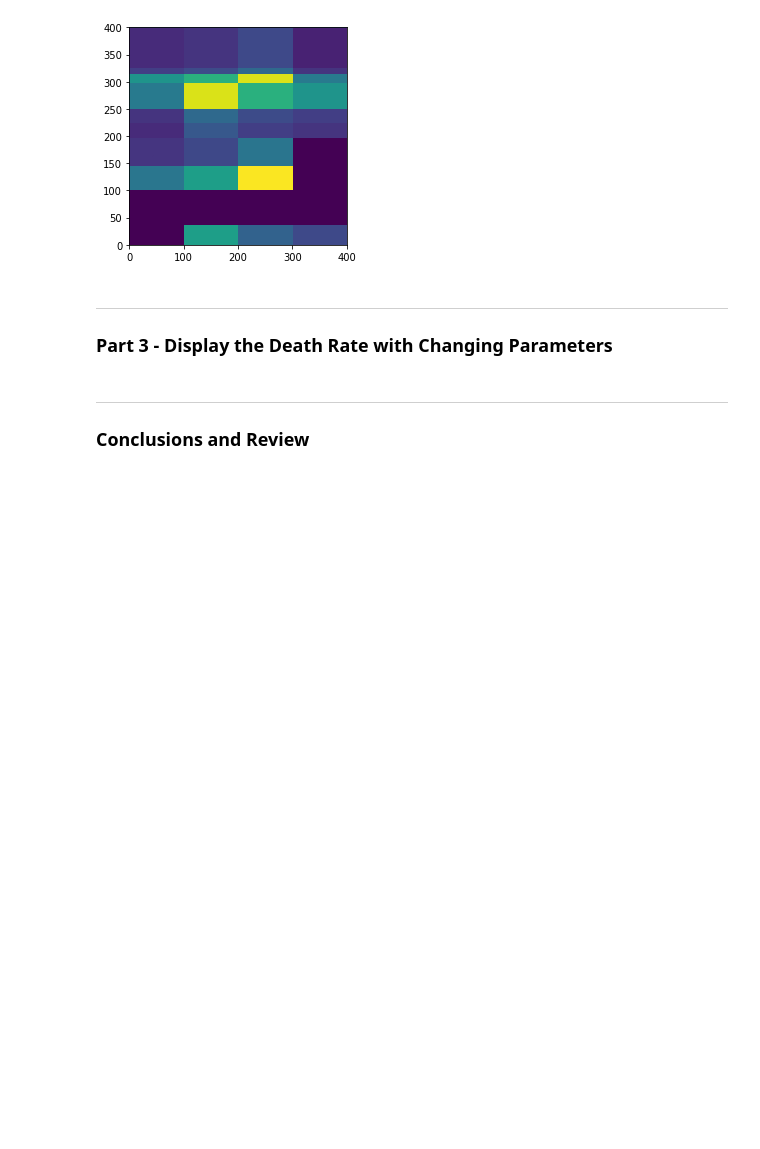
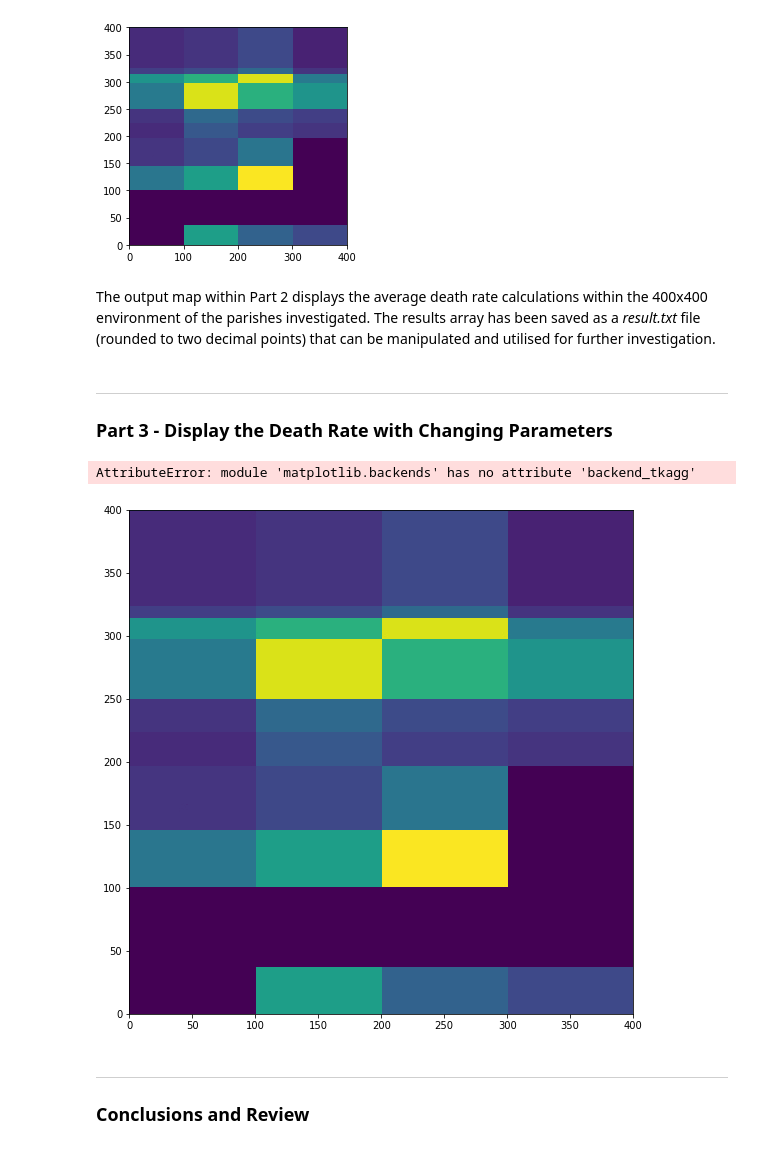
Before and after one commit to AGreen0/BlackDeathProject, a Jupyter notebook: BlackDeathEdit.ipynb, the cells around one changed output. Saved outputs shown, nothing was run; the diff lists cells and outputs as text; code cells hidden in the pictures; blank space fills up the shorter version.

```diff
--- a/BlackDeathEdit.ipynb
+++ b/BlackDeathEdit.ipynb
@@ -185,8 +179,44 @@ np.savetxt('result.txt', result, fmt='%-6f' , newline="\r\n") #Each row should e
 # %% [output]
 [figure]
+# %% [markdown]
+<p> The output map within Part 2 displays the average death rate calculations within the 400x400 environment of the parishes investigated. The results array has been saved as a <i> result.txt </i> file (rounded to two decimal points) that can be manipulated and utilised for further investigation. </p>
 # %% [markdown]
 ------------------------------------------------------------------------------
 ### Part 3 - Display the Death Rate with Changing Parameters
+# %%
+'''Step 6 - Set up GUI window'''
+
+#Main GUI Window
+root = tkinter.Tk()
+#Generating Results array within GUI window
+root.wm_title("result")
+#Set up the figure and axes
+fig = matplotlib.pyplot.figure(figsize=(7,7))
+ax = fig.add_axes([0, 0, 1, 1])
+
+#Show the environment within the new display with a fixed axes
+matplotlib.pyplot.xlim(0, 400)
+matplotlib.pyplot.ylim(0, 400)
+matplotlib.pyplot.imshow(result)
+
+#Sets up GUI window with TkInter - creates window and menu option
+def run():
+      canvas.show()
+
+canvas = matplotlib.backends.backend_tkagg.FigureCanvasTkAgg(fig, master=root)
+canvas._tkcanvas.pack(side=tkinter.TOP, fill=tkinter.BOTH, expand=1)
+
+menu_bar = tkinter.Menu(root)
+root.config(menu=menu_bar)
+model_menu = tkinter.Menu(menu_bar)
+menu_bar.add_cascade(label="result", menu=model_menu)
+#model_menu.entryconfig("Run Model", state="normal")
+model_menu.add_command(label="Change Parameters", command=run)
+
+tkinter.mainloop()
+# %% [output]
+AttributeError: module 'matplotlib.backends' has no attribute 'backend_tkagg'
+[figure, added]
 # %% [markdown]
 ------------------------------------------------------------------------------
 ### Conclusions and Review
```
Also changed, not shown: parts of 1 cell of this notebook.
